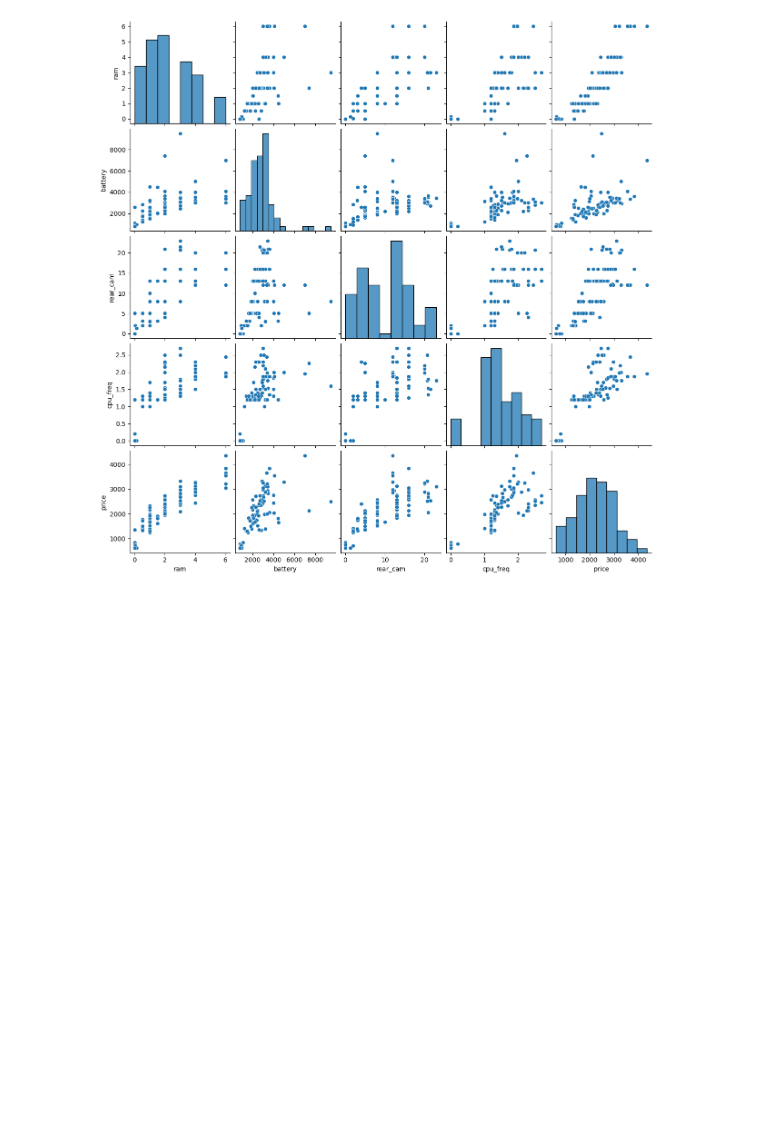
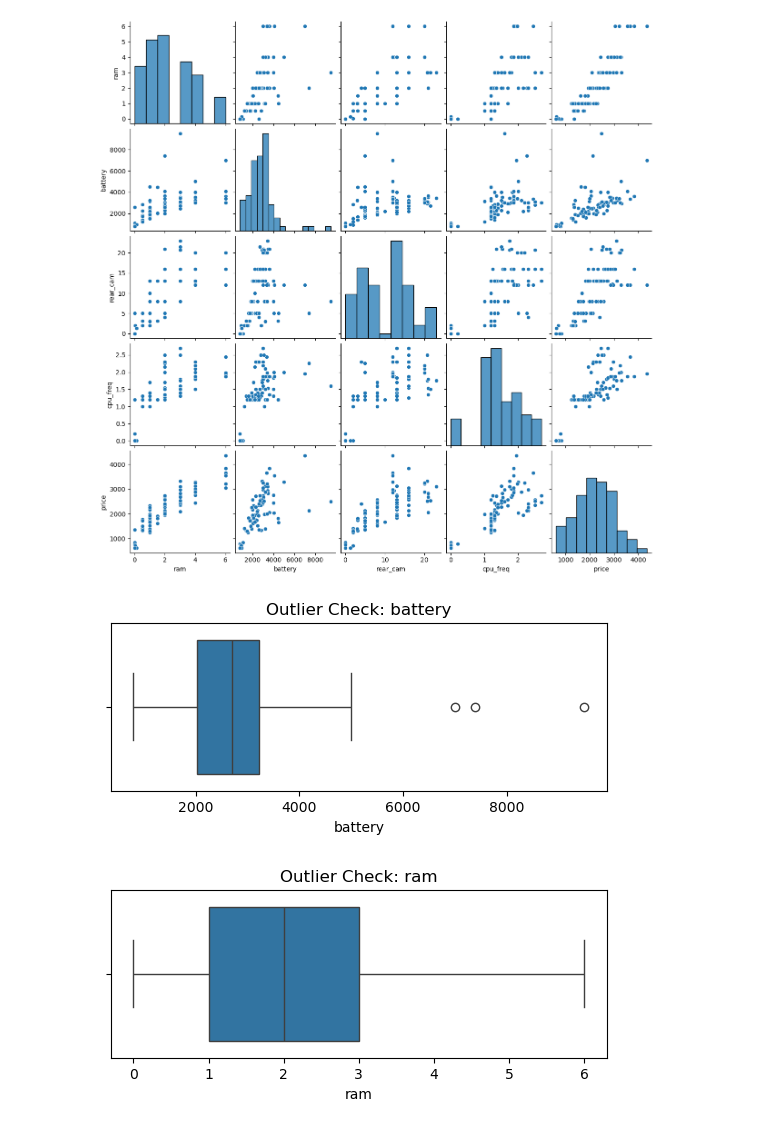
Before and after one commit to RaymussenArthur/MobilePhonePricePrediction, a Jupyter notebook: Notebooks/EDA.ipynb, the cells around one changed output. Cells and saved outputs as stored; diff of their text form; code cells hidden in the pictures; blank space fills up the shorter version.

```diff
--- a/Notebooks/EDA.ipynb
+++ b/Notebooks/EDA.ipynb
@@ -95,3 +95,12 @@ sns.pairplot(df, vars=features + ['price'])
 plt.show()
 # %% [output]
 [figure]
+# %%
+for col in ['battery', 'ram']:
+    plt.subplot(2, 1, 1 if col == 'battery' else 2)
+    sns.boxplot(x=df[col])
+    plt.title(f'Outlier Check: {col}')
+    plt.show()
+# %% [output]
+[figure, added]
+[figure, added]
```
